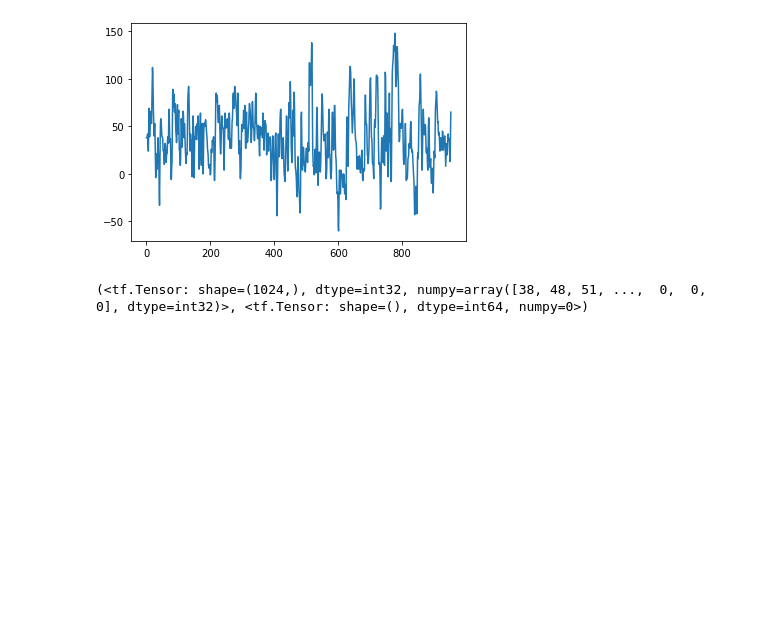
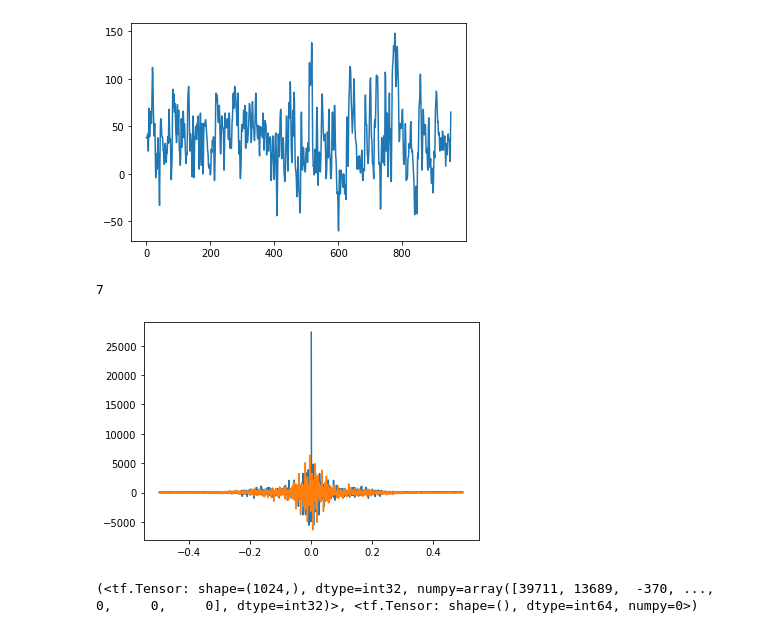
Before and after one commit to BCIPRO/Test, a Jupyter notebook: WensenTest.ipynb, the cells around one changed output. Cells and saved outputs as stored; diff of their text form; code cells hidden in the pictures; blank space fills up the shorter version.

```diff
--- a/WensenTest.ipynb
+++ b/WensenTest.ipynb
@@ -84,11 +99,20 @@ Min Datasize:  441
+# %%
+# Plotting Transform
+index = 9
+print(classifier[index])
+plt.figure(1)
+plt.plot(frequency[index], transformed[index].real, frequency[index], transformed[index].imag)
+plt.show()
+plt.close()
+# %% [output]
+7
+[figure, added]
 # %%
-# Padding
-padded_data = pad_sequences(data, padding='post')
+# Generating Dataset
+dataset_dft = tf.data.Dataset.from_tensor_slices((np.array(padded_dft), np.array(classifier)))
+dataset_dft_freq = tf.data.Dataset.from_tensor_slices((np.array(padded_dft_freq), np.array(classifier)))
 
-# Generating Dataset
-dataset = tf.data.Dataset.from_tensor_slices((np.array(padded_data), np.array(classifier)))
+it = iter(dataset_dft)
+print(next(it))
+# %% [output]
+(<tf.Tensor: shape=(1024,), dtype=int32, numpy=array([39711, 13689,  -370, ...,     0,     0,     0], dtype=int32)>, <tf.Tensor: shape=(), dtype=int64, numpy=0>)
-# %%
-it = iter(dataset)
-print(next(it))
-# %% [output]
-(<tf.Tensor: shape=(1024,), dtype=int32, numpy=array([38, 48, 51, ...,  0,  0,  0], dtype=int32)>, <tf.Tensor: shape=(), dtype=int64, numpy=0>)
```
Also changed, not shown: parts of 2 cells of this notebook.
